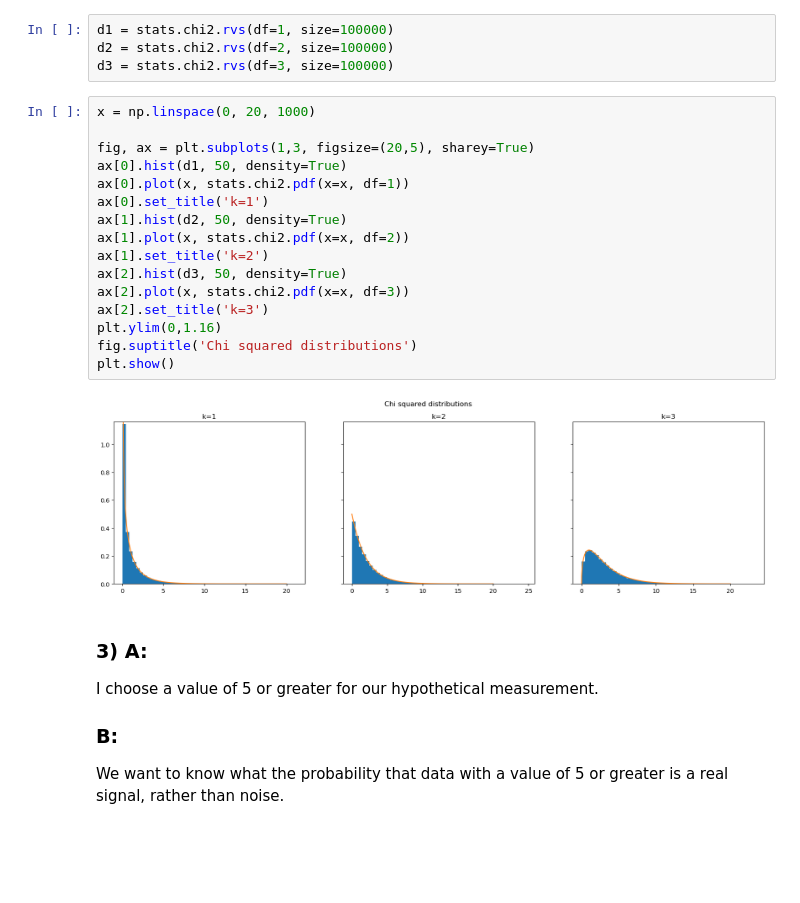
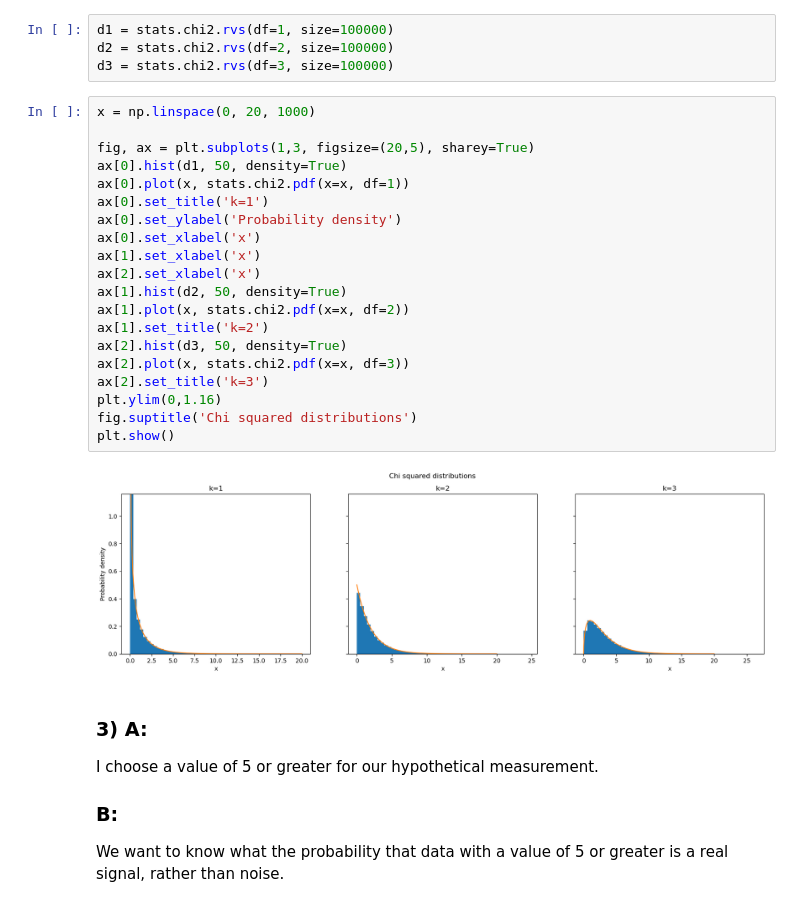
Before and after one commit to pgwart/PHYS434, a Jupyter notebook: Lab1.ipynb, the cells around one changed output. Drawn from its saved outputs; the diff is of its cells as text; blank space fills up the shorter version.

```diff
--- a/Lab1.ipynb
+++ b/Lab1.ipynb
@@ -85,21 +88,25 @@ d3 = stats.chi2.rvs(df=3, size=100000)
 # %%
 x = np.linspace(0, 20, 1000)
 
 fig, ax = plt.subplots(1,3, figsize=(20,5), sharey=True)
 ax[0].hist(d1, 50, density=True)
 ax[0].plot(x, stats.chi2.pdf(x=x, df=1))
 ax[0].set_title('k=1')
+ax[0].set_ylabel('Probability density')
+ax[0].set_xlabel('x')
+ax[1].set_xlabel('x')
+ax[2].set_xlabel('x')
 ax[1].hist(d2, 50, density=True)
 ax[1].plot(x, stats.chi2.pdf(x=x, df=2))
 ax[1].set_title('k=2')
 ax[2].hist(d3, 50, density=True)
 ax[2].plot(x, stats.chi2.pdf(x=x, df=3))
 ax[2].set_title('k=3')
 plt.ylim(0,1.16)
 fig.suptitle('Chi squared distributions')
 plt.show()
 # %% [output]
-[figure, old version]
+[figure, new version]
 # %% [markdown]
 ### 3) A:
 I choose a value of 5 or greater for our hypothetical measurement.
```
Also changed, not shown: parts of 5 cells of this notebook.
